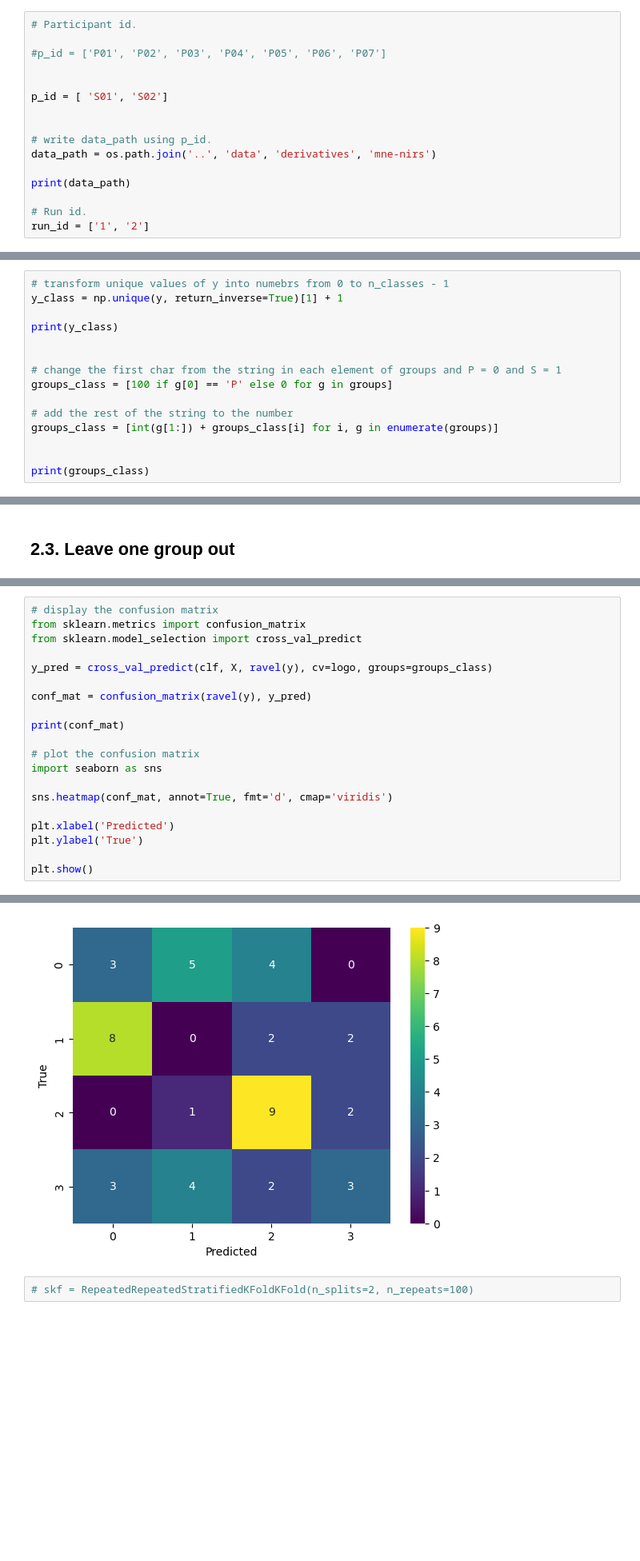
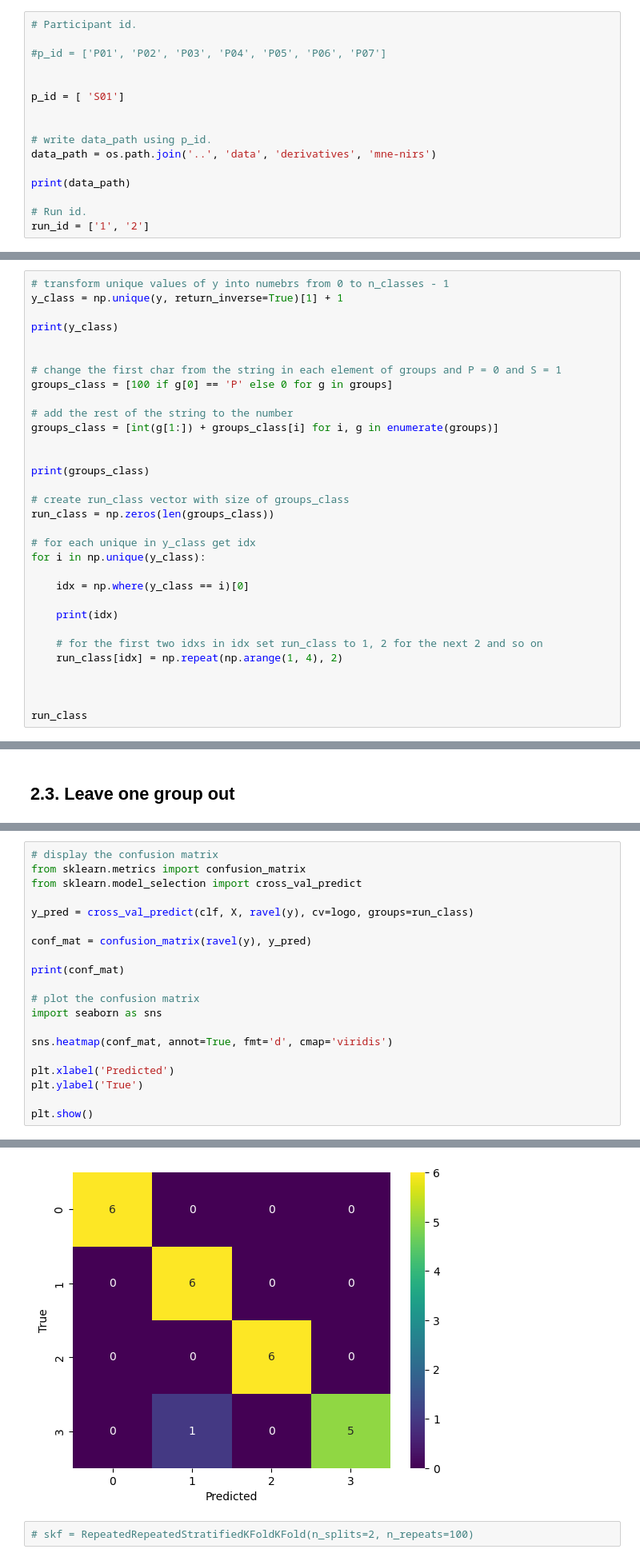
Before and after one commit to CIBIT-UC/NIRS-UC-UCP-colab, a Jupyter notebook: scripts/2.d_Decoding.ipynb, the cells around one changed output, grey strips where cells are left out. Shown: that part at 80% size. Cells and saved outputs as stored; diff of their text form; blank space fills up the shorter version.

```diff
--- a/scripts/2.d_Decoding.ipynb
+++ b/scripts/2.d_Decoding.ipynb
@@ -35,7 +35,7 @@ Load data / epochs / GLM LSA results and labels
 #p_id = ['P01', 'P02', 'P03', 'P04', 'P05', 'P06', 'P07']
 
 
-p_id = [ 'S01', 'S02']
+p_id = [ 'S01']
 
 
 # write data_path using p_id.
@@ -248,4 +242,21 @@ groups_class = [int(g[1:]) + groups_class[i] for i, g in enumerate(groups)]
 
 
 print(groups_class)
+
+# create run_class vector with size of groups_class
+run_class = np.zeros(len(groups_class))
+
+# for each unique in y_class get idx
+for i in np.unique(y_class):
+
+    idx = np.where(y_class == i)[0]
+
+    print(idx)
+
+    # for the first two idxs in idx set run_class to 1, 2 for the next 2 and so on
+    run_class[idx] = np.repeat(np.arange(1, 4), 2)
+
+
+
+run_class
 # %% [output]
@@ -354,7 +370,7 @@ mean accuracy 0.3125 and std 0.0625
 from sklearn.metrics import confusion_matrix
 from sklearn.model_selection import cross_val_predict
 
-y_pred = cross_val_predict(clf, X, ravel(y), cv=logo, groups=groups_class)
+y_pred = cross_val_predict(clf, X, ravel(y), cv=logo, groups=run_class)
 
 conf_mat = confusion_matrix(ravel(y), y_pred)
 
@@ -377,4 +393,4 @@ plt.show()
-[figure, old version]
+[figure, new version]
 # %%
 # skf = RepeatedRepeatedStratifiedKFoldKFold(n_splits=2, n_repeats=100)
 # %%
```
Also changed, not shown: parts of 29 cells of this notebook, 2 other files.
